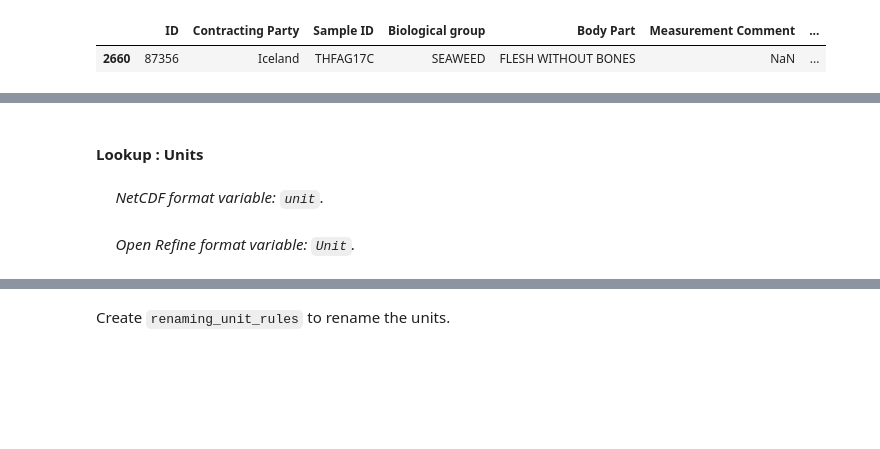
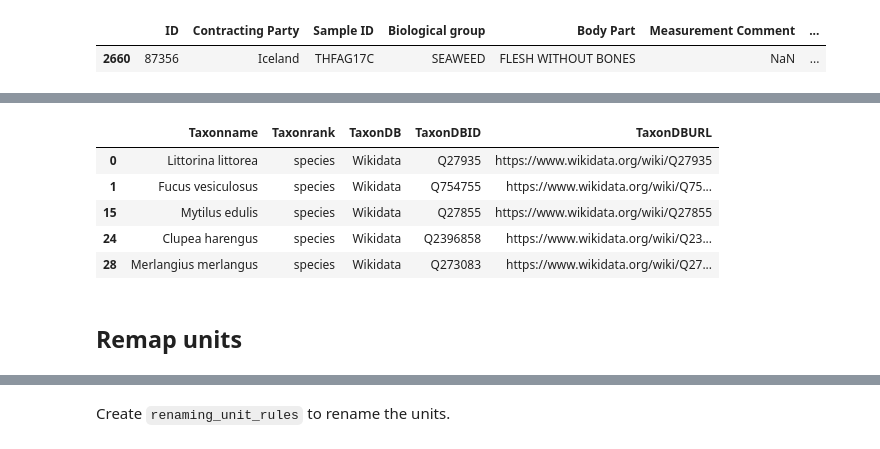
Before and after one commit to franckalbinet/marisco, a Jupyter notebook: nbs/handlers/_ospar.ipynb, the cells around one changed output, grey strips where cells are left out. Saved outputs shown, nothing was run; the diff lists cells and outputs as text; code cells hidden in the pictures; blank space fills up the shorter version.

```diff
--- a/nbs/handlers/_ospar.ipynb
+++ b/nbs/handlers/_ospar.ipynb
@@ -1180,7 +1377,7 @@ dfs = load_data(fname_in)
 tfm = Transformer(dfs, cbs=[
                             RemoveAllNAValuesCB(cols_to_check),
                             AddBodypartTempCB(),
-                            RemapCB(lut_bodyparts, 'body_part', 'body_part_temp' , 'biota')
+                            RemapCB(fn_lut=lut_bodyparts, col_remap='body_part', col_src='body_part_temp' , dest_grps='biota')
                             ])
 tfm()
 tfm.dfs['biota']['body_part'].unique()
@@ -1501,6 +1402,52 @@ Number of rows in tfm.dfs + Number of dropped rows     18856  15314
-# %% [markdown]
-#### Lookup : Units
-# %% [markdown]
-&nbsp;&nbsp;&nbsp;&nbsp;&nbsp;*NetCDF format variable: ``unit``.*
-# %% [markdown]
-&nbsp;&nbsp;&nbsp;&nbsp;&nbsp;*Open Refine format variable: ``Unit``.*
+# %%
+#| exports
+# TODO: Include Commonname field after next MARIS data reconciling process.
+def get_taxon_info_lut(
+    maris_lut:str # Path to the MARIS lookup table (Excel file)
+) -> dict: # A dictionary mapping species_id to biogroup_id
+    "Retrieve a lookup table for Taxonname from a MARIS lookup table."
+    species = pd.read_excel(maris_lut)
+    return species[['species_id', 'Taxonname', 'Taxonrank','TaxonDB','TaxonDBID','TaxonDBURL']].set_index('species_id').to_dict()
+
+lut_taxon = lambda: get_taxon_info_lut(species_lut_path())
+# %%
+# | exports
+class RemapTaxonInformationCB(Callback):
+    "Update taxon information based on MARIS species LUT."
+    def __init__(self, fn_lut: Callable):
+        self.fn_lut = fn_lut
+
+    def __call__(self, tfm: Transformer):
+        lut = self.fn_lut()
+        df = tfm.dfs['biota']
+
+        df['TaxonRepName'] = df.get('RUBIN', 'Unknown')
+
+        taxon_columns = ['Taxonname', 'Taxonrank', 'TaxonDB', 'TaxonDBID', 'TaxonDBURL']
+        for col in taxon_columns:
+            df[col] = df['species'].map(lut[col]).fillna('Unknown')
+
+        unmatched = df[df['Taxonname'] == 'Unknown']['species'].unique()
+        if len(unmatched) > 0:
+            print(f"Unmatched species IDs: {', '.join(unmatched)}")
+# %%
+#| eval: false
+dfs = load_data(fname_in)
+tfm = Transformer(dfs, cbs=[
+    RemoveAllNAValuesCB(cols_to_check),
+    RemapCB(fn_lut=lut_biota, col_remap='species', col_src='Species', dest_grps='biota'),
+    RemapCB(fn_lut=lut_biota_enhanced, col_remap='enhanced_species', col_src='Biological group', dest_grps='biota'),
+    EnhanceSpeciesCB(),
+    RemapTaxonInformationCB(lut_taxon)
+    ])
+
+tfm()['biota'][['Taxonname', 'Taxonrank','TaxonDB','TaxonDBID','TaxonDBURL']].drop_duplicates().head()
+# %% [output]
+|  | Taxonname | Taxonrank | TaxonDB | TaxonDBID | TaxonDBURL |
+| 0 | Littorina littorea | species | Wikidata | Q27935 | https://www.wikidata.org/wiki/Q27935 |
+| 1 | Fucus vesiculosus | species | Wikidata | Q754755 | https://www.wikidata.org/wiki/Q75... |
+| 15 | Mytilus edulis | species | Wikidata | Q27855 | https://www.wikidata.org/wiki/Q27855 |
+| 24 | Clupea harengus | species | Wikidata | Q2396858 | https://www.wikidata.org/wiki/Q23... |
+| 28 | Merlangius merlangus | species | Wikidata | Q273083 | https://www.wikidata.org/wiki/Q27... |
+# %% [markdown]
+## Remap units
```
Also changed, not shown: parts of 198 cells of this notebook, 2 other files.
